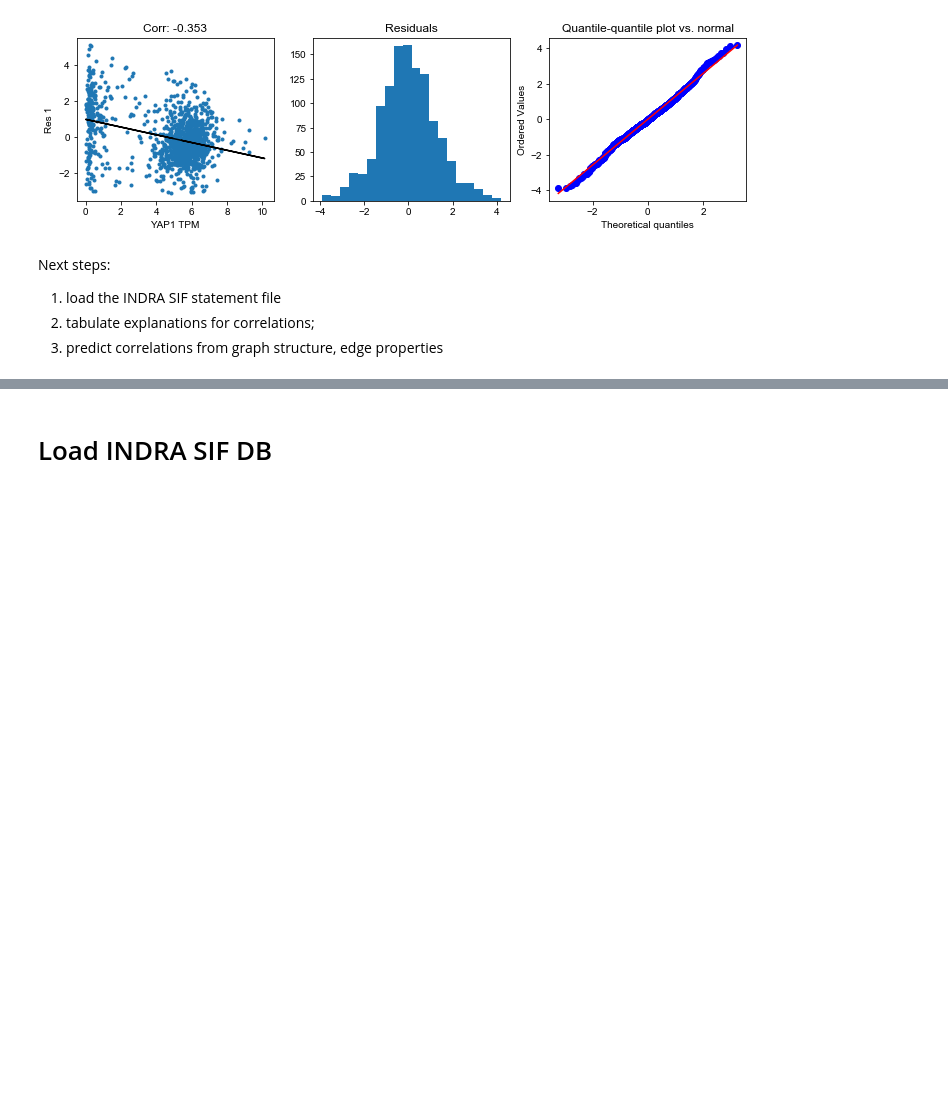
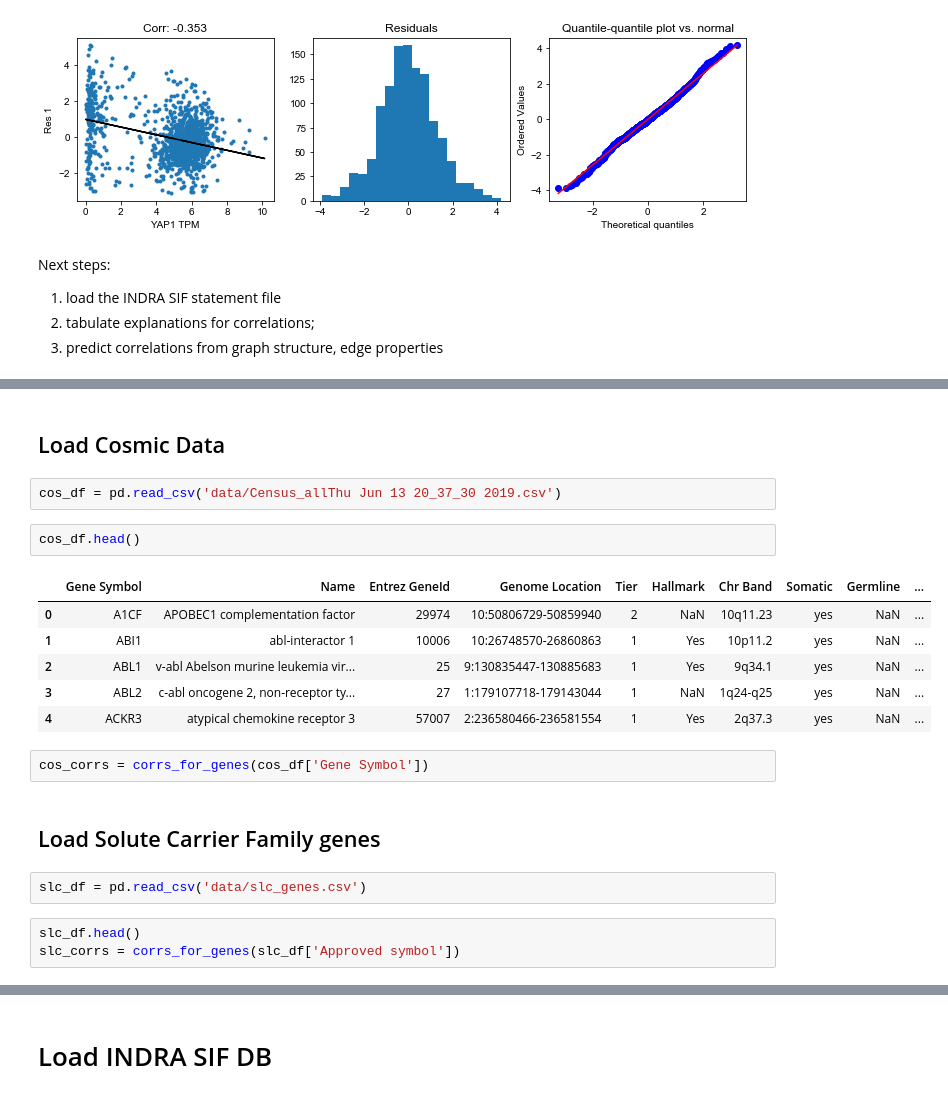
Before and after one commit to johnbachman/depmap_analysis, a Jupyter notebook: notebooks/Biomarkers of Dependency.ipynb, the cells around one changed output, grey strips where cells are left out. Drawn from its saved outputs; the diff is of its cells as text; blank space fills up the shorter version.

```diff
--- a/notebooks/Biomarkers of Dependency.ipynb
+++ b/notebooks/Biomarkers of Dependency.ipynb
@@ -276,0 +335,22 @@ Next steps:
+# %% [markdown]
+## Load Cosmic Data
+# %%
+cos_df = pd.read_csv('data/Census_allThu Jun 13 20_37_30 2019.csv')
+# %%
+cos_df.head()
+# %% [output]
+|  | Gene Symbol | Name | Entrez GeneId | Genome Location | Tier | Hallmark | Chr Band | Somatic | Germline | ... |
+| 0 | A1CF | APOBEC1 complementation factor | 29974 | 10:50806729-50859940 | 2 | NaN | 10q11.23 | yes | NaN | ... |
+| 1 | ABI1 | abl-interactor 1 | 10006 | 10:26748570-26860863 | 1 | Yes | 10p11.2 | yes | NaN | ... |
+| 2 | ABL1 | v-abl Abelson murine leukemia vir... | 25 | 9:130835447-130885683 | 1 | Yes | 9q34.1 | yes | NaN | ... |
+| 3 | ABL2 | c-abl oncogene 2, non-receptor ty... | 27 | 1:179107718-179143044 | 1 | NaN | 1q24-q25 | yes | NaN | ... |
+| 4 | ACKR3 | atypical chemokine receptor 3 | 57007 | 2:236580466-236581554 | 1 | Yes | 2q37.3 | yes | NaN | ... |
+# %%
+cos_corrs = corrs_for_genes(cos_df['Gene Symbol'])
+# %% [markdown]
+## Load Solute Carrier Family genes
+# %%
+slc_df = pd.read_csv('data/slc_genes.csv')
+# %%
+slc_df.head()
+slc_corrs = corrs_for_genes(slc_df['Approved symbol'])
```
Also changed, not shown: parts of 32 cells of this notebook, 2 other files.
